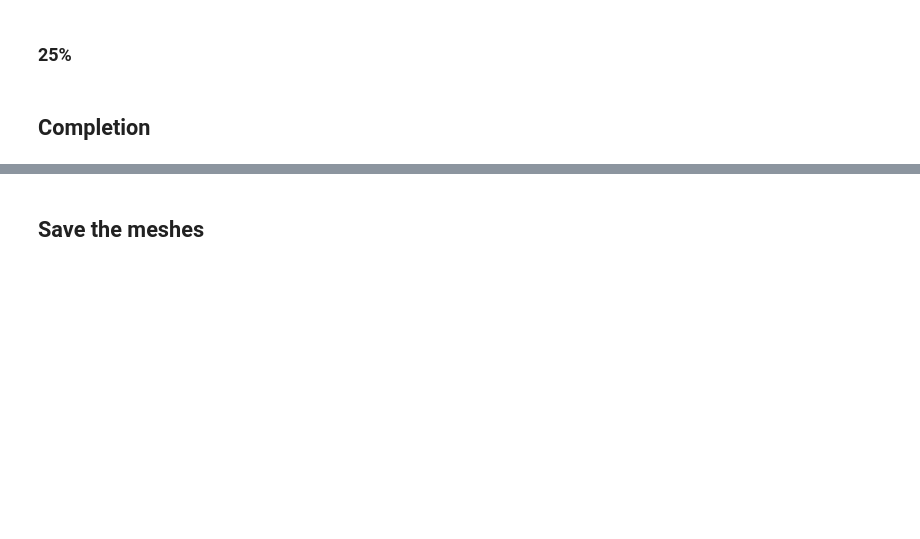
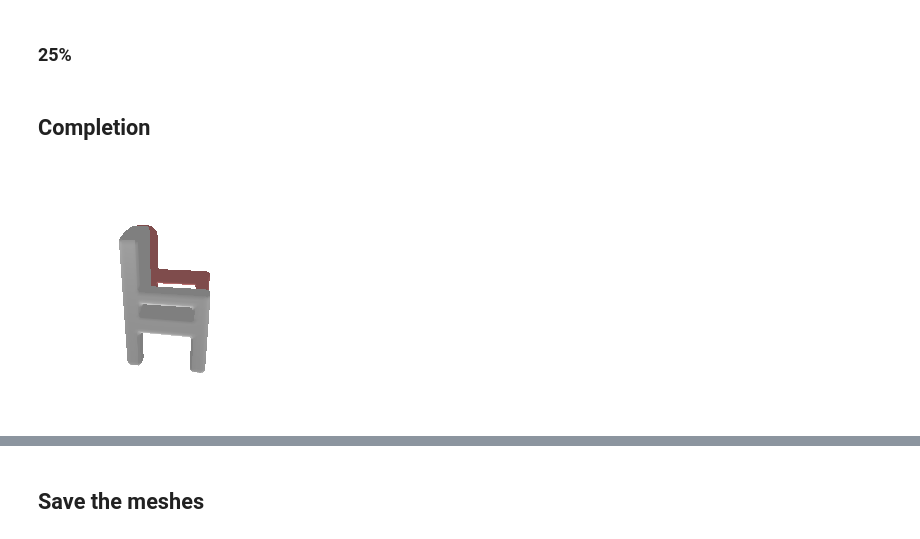
Before and after one commit to JelleKUL/AutoSDF, a Jupyter notebook: paper_shape_completion.ipynb, the cells around one changed output, grey strips where cells are left out. Cells and saved outputs as stored; diff of their text form; code cells hidden in the pictures; blank space fills up the shorter version.

```diff
--- a/paper_shape_completion.ipynb
+++ b/paper_shape_completion.ipynb
@@ -184,6 +184,18 @@ input_range = {'x1': min_x, 'x2': max_x, 'y1': min_y, 'y2': max_y, 'z1': min_z,
 shape_comp_input = get_partial_shape_by_range(sdf, input_range)
 # %% [markdown]
 ## Completion
+# %%
+
+from utils.qual_util import get_shape_comp_input_mesh
+
+
+input_mesh = get_shape_comp_input_mesh(shape_comp_input['sdf'], shape_comp_input['sdf_missing'])
+# save as gif
+gif_name = f'{res_dir}/shape-comp-struct-input-inp.gif'
+save_mesh_as_gif(mesh_renderer, input_mesh, nrow=1, out_name=gif_name)
+display(ipy_image(gif_name))
+# %% [output]
+[figure, added]
 # %%
 """ perform shape completion """
 input_mesh, comp_sdf = model.shape_comp(shape_comp_input, bs=9, topk=30)
```
Also changed, not shown: parts of 3 cells of this notebook, 3 other files.
